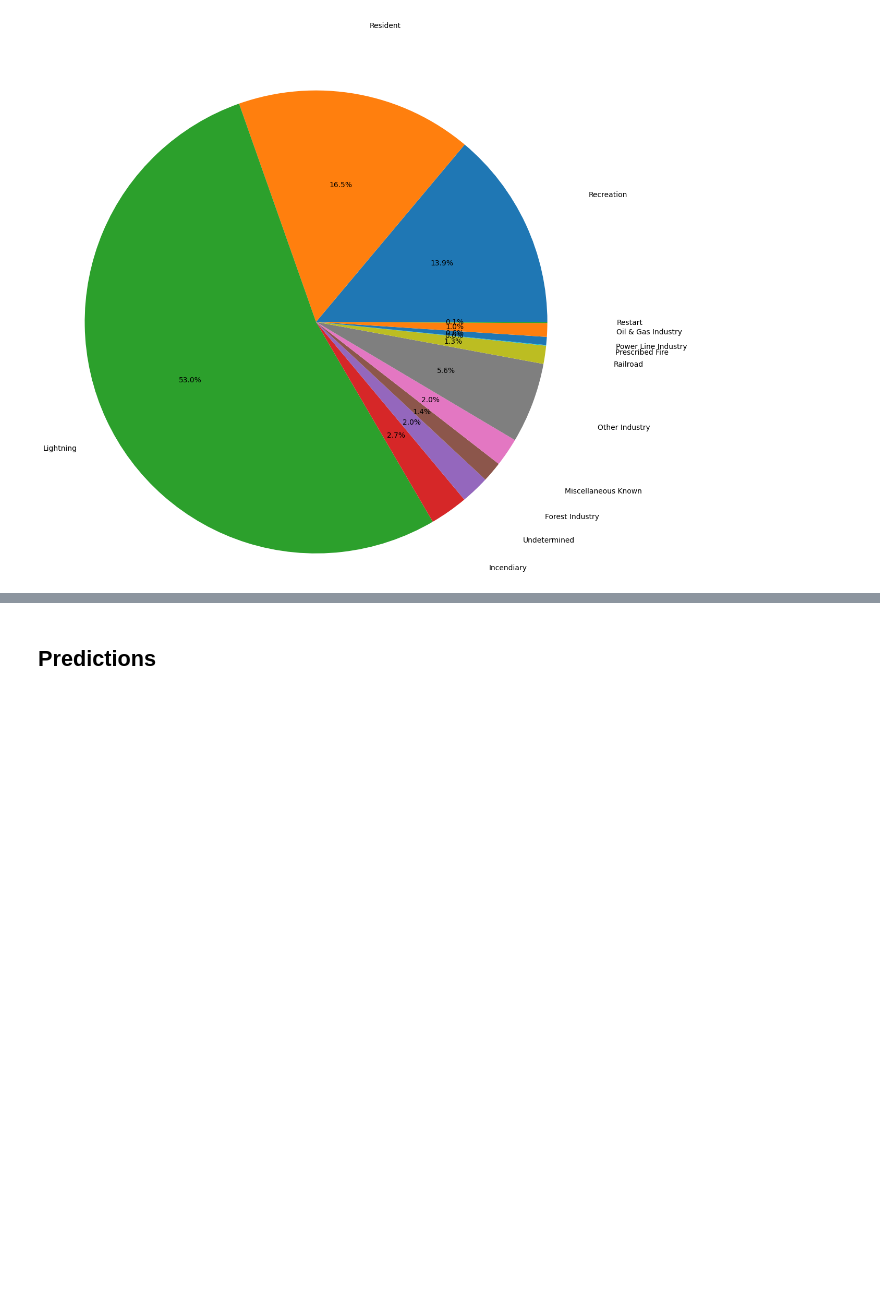
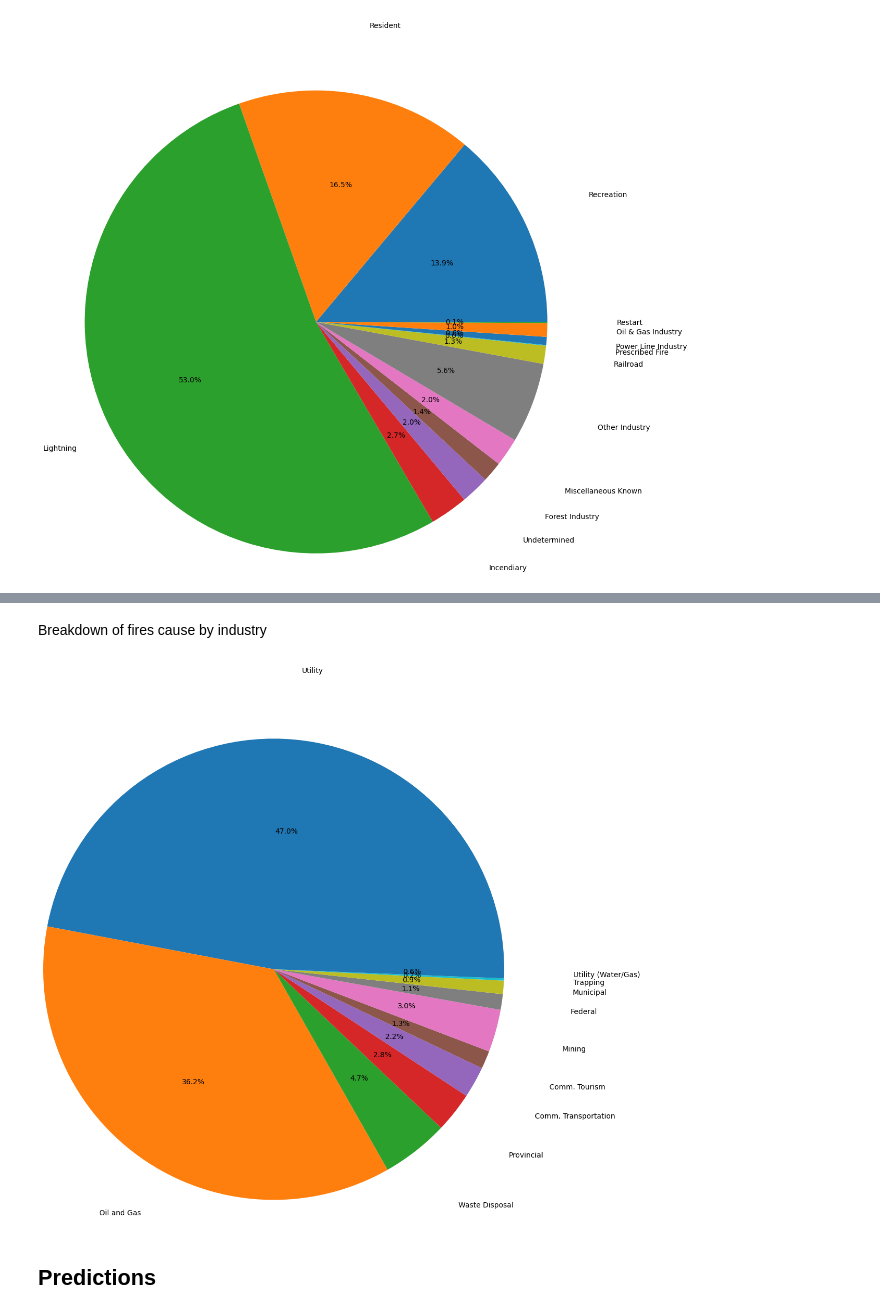
Before and after one commit to david-belman/ECE-143-Wildfire-Project, a Jupyter notebook: results.ipynb, the cells around one changed output, grey strips where cells are left out. Drawn from its saved outputs; the diff is of its cells as text; code cells hidden in the pictures; blank space fills up the shorter version.

```diff
--- a/results.ipynb
+++ b/results.ipynb
@@ -40,0 +47,6 @@ anl.plot_graph_of_series(df["general_cause_desc"].value_counts(sort=False), "pie
+# %% [markdown]
+Breakdown of fires cause by industry
+# %%
+anl.plot_graph_of_series(df["industry_identifier_desc"].value_counts(sort= False), "pie", "",)
+# %% [output]
+[figure, added]
```
Also changed, not shown: parts of 4 cells of this notebook, 1 other file.
